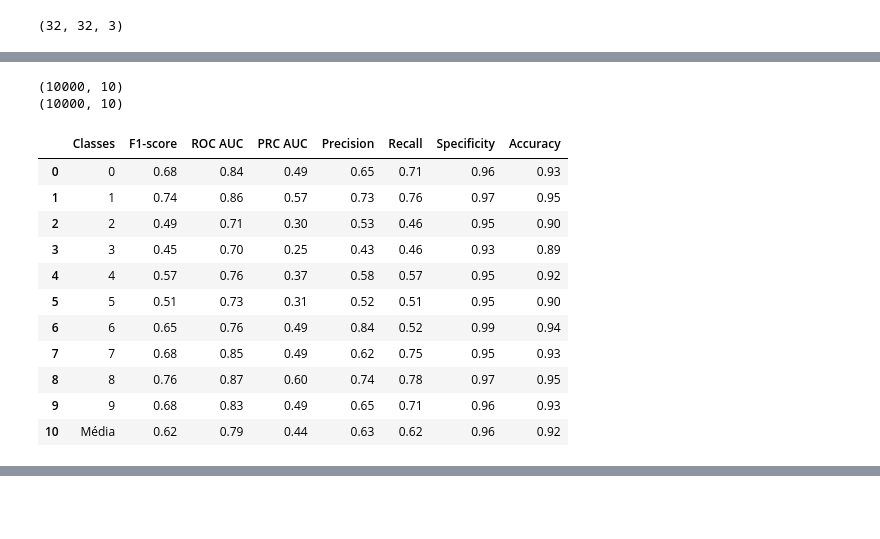
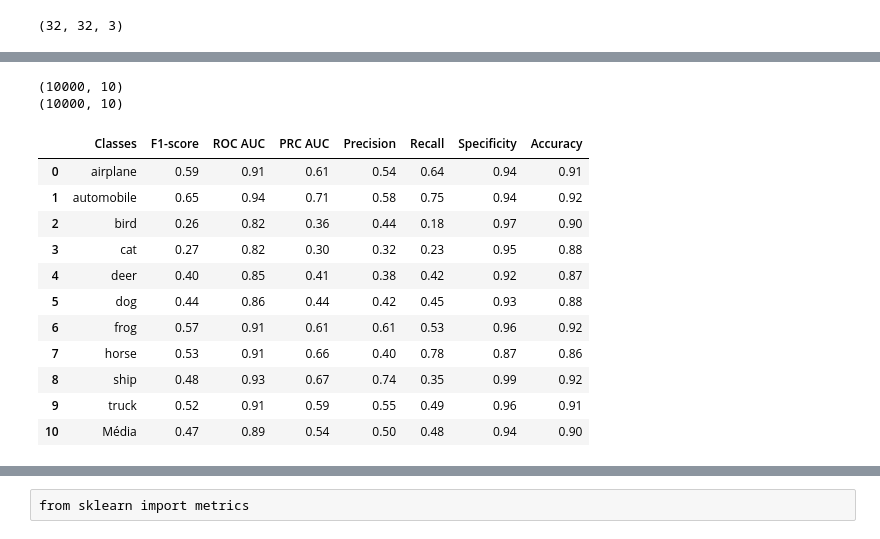
Before and after one commit to raphaelsouzaoliveira/pyaitutils, a Jupyter notebook: Example.ipynb, the cells around one changed output, grey strips where cells are left out. Drawn from its saved outputs; the diff is of its cells as text; code cells hidden in the pictures; blank space fills up the shorter version.

```diff
--- a/Example.ipynb
+++ b/Example.ipynb
@@ -33,6 +34,9 @@ plt.show()
 # %%
 y_train = y_train.reshape(-1)
 y_test = y_test.reshape(-1)
+# %%
+classes = np.array(['airplane', 'automobile', 'bird', 'cat', 'deer',
+                    'dog', 'frog', 'horse', 'ship', 'truck'])
 # %%
 # Gráfico de instâncias por classe
 plt.figure(figsize=(15,5))
@@ -126,7 +130,7 @@ Non-trainable params: 0
 _________________________________________________________________
 # %%
 # Quantidade de épocas
-epochs = 20
+epochs = 3
 # Batch size para treinamento
 bs = 200
 
@@ -192,29 +186,26 @@ plt.show()
 # %%
-predicted = model.predict(x_test)
+y_pred = model.predict(x_test)
-# %%
-print(predicted.shape)
-print(y_test.shape)
-
-y_true = np.argmax(y_test, axis=1)
-y_pred = np.argmax(predicted, axis=1)
-# %% [output]
-(10000, 10)
-(10000, 10)
+# %%
+print(y_pred.shape)
+print(y_test.shape)
+# %% [output]
+(10000, 10)
+(10000, 10)
 # %%
-pyaiutils.get_metrics(y_true, y_pred)
+pyaiutils.get_metrics(y_test, y_pred, classes)
 # %% [output]
 |  | Classes | F1-score | ROC AUC | PRC AUC | Precision | Recall | Specificity | Accuracy |
-| 0 | 0 | 0.68 | 0.84 | 0.49 | 0.65 | 0.71 | 0.96 | 0.93 |
-| 1 | 1 | 0.74 | 0.86 | 0.57 | 0.73 | 0.76 | 0.97 | 0.95 |
-| 2 | 2 | 0.49 | 0.71 | 0.30 | 0.53 | 0.46 | 0.95 | 0.90 |
-| 3 | 3 | 0.45 | 0.70 | 0.25 | 0.43 | 0.46 | 0.93 | 0.89 |
-| 4 | 4 | 0.57 | 0.76 | 0.37 | 0.58 | 0.57 | 0.95 | 0.92 |
-| 5 | 5 | 0.51 | 0.73 | 0.31 | 0.52 | 0.51 | 0.95 | 0.90 |
-| 6 | 6 | 0.65 | 0.76 | 0.49 | 0.84 | 0.52 | 0.99 | 0.94 |
-| 7 | 7 | 0.68 | 0.85 | 0.49 | 0.62 | 0.75 | 0.95 | 0.93 |
-| 8 | 8 | 0.76 | 0.87 | 0.60 | 0.74 | 0.78 | 0.97 | 0.95 |
-| 9 | 9 | 0.68 | 0.83 | 0.49 | 0.65 | 0.71 | 0.96 | 0.93 |
-| 10 | Média | 0.62 | 0.79 | 0.44 | 0.63 | 0.62 | 0.96 | 0.92 |
+| 0 | airplane | 0.59 | 0.91 | 0.61 | 0.54 | 0.64 | 0.94 | 0.91 |
+| 1 | automobile | 0.65 | 0.94 | 0.71 | 0.58 | 0.75 | 0.94 | 0.92 |
+| 2 | bird | 0.26 | 0.82 | 0.36 | 0.44 | 0.18 | 0.97 | 0.90 |
+| 3 | cat | 0.27 | 0.82 | 0.30 | 0.32 | 0.23 | 0.95 | 0.88 |
+| 4 | deer | 0.40 | 0.85 | 0.41 | 0.38 | 0.42 | 0.92 | 0.87 |
+| 5 | dog | 0.44 | 0.86 | 0.44 | 0.42 | 0.45 | 0.93 | 0.88 |
+| 6 | frog | 0.57 | 0.91 | 0.61 | 0.61 | 0.53 | 0.96 | 0.92 |
+| 7 | horse | 0.53 | 0.91 | 0.66 | 0.40 | 0.78 | 0.87 | 0.86 |
+| 8 | ship | 0.48 | 0.93 | 0.67 | 0.74 | 0.35 | 0.99 | 0.92 |
+| 9 | truck | 0.52 | 0.91 | 0.59 | 0.55 | 0.49 | 0.96 | 0.91 |
+| 10 | Média | 0.47 | 0.89 | 0.54 | 0.50 | 0.48 | 0.94 | 0.90 |
 # %% [markdown]
 # Como são calculadas as métricas para cada classe?
 
@@ -360,3 +351,5 @@ F-score = 2*TP /(2*TP + FP + FN) 97.13%
 
 
 ## Média de acurácia para todas as classes 98.50%
+# %% [raw]
+from sklearn import metrics
```
Also changed, not shown: parts of 17 cells of this notebook, 2 other files.
